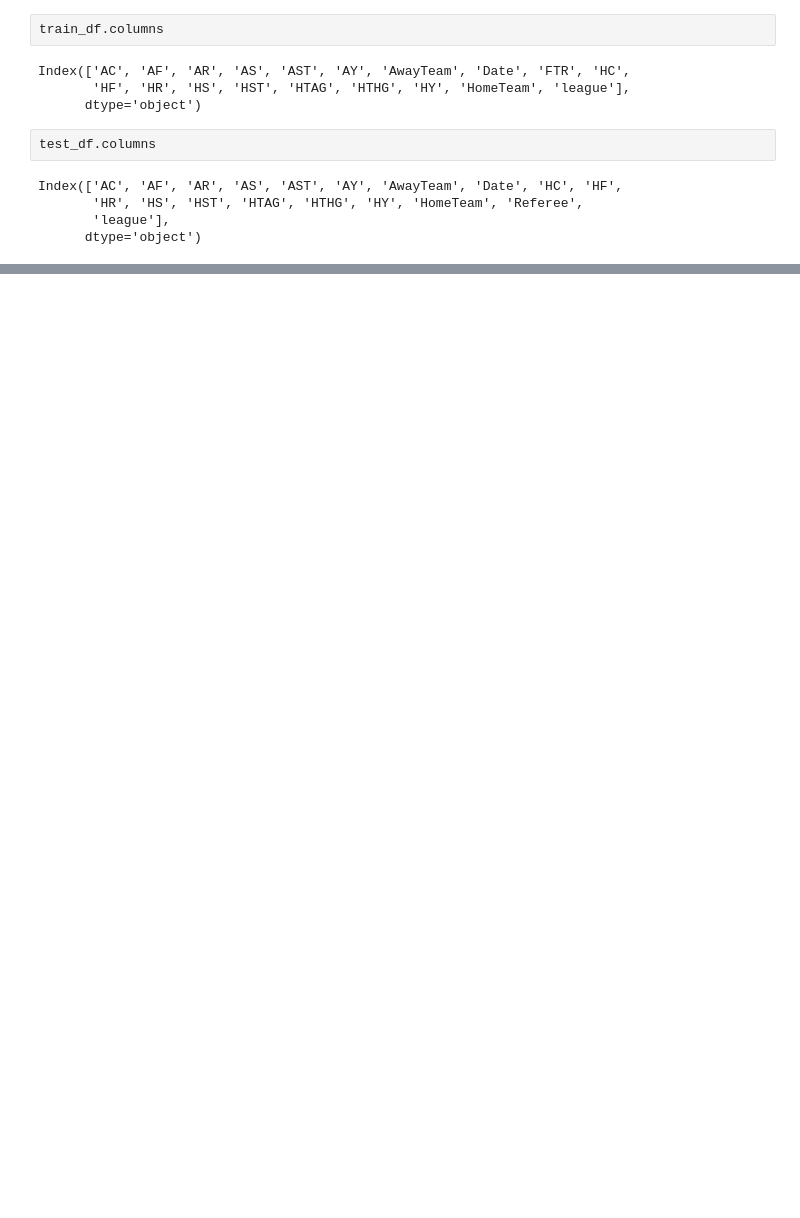
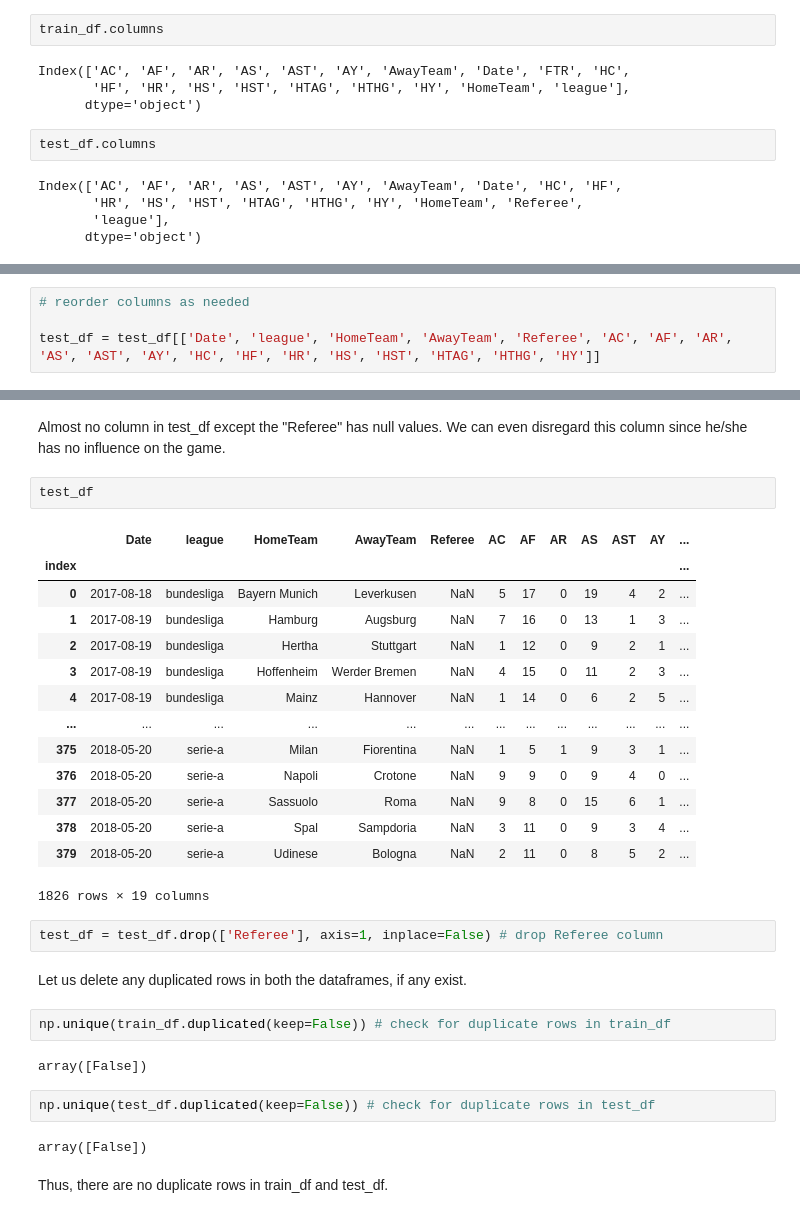
Before and after one commit to vipulnj/football-ftr-prediction, a Jupyter notebook: 1_analysis.ipynb, the cells around one changed output, grey strips where cells are left out. Cells and saved outputs as stored; diff of their text form; blank space fills up the shorter version.

```diff
--- a/1_analysis.ipynb
+++ b/1_analysis.ipynb
@@ -28,0 +418,4 @@ Let us find out if there are more such columns.
+# %%
+# reorder columns as needed
+
+test_df = test_df[['Date', 'league', 'HomeTeam', 'AwayTeam', 'Referee', 'AC', 'AF', 'AR', 'AS', 'AST', 'AY', 'HC', 'HF', 'HR', 'HS', 'HST', 'HTAG', 'HTHG', 'HY']]
@@ -28,0 +442,35 @@ Let us find out if there are more such columns.
+# %% [markdown]
+
+
+Almost no column in test_df except the "Referee" has null values. We can even disregard this column since he/she has no influence on the game.
+# %%
+test_df
+# %% [output]
+|  | Date | league | HomeTeam | AwayTeam | Referee | AC | AF | AR | AS | AST | AY | ... |
+| index |  |  |  |  |  |  |  |  |  |  |  | ... |
+| 0 | 2017-08-18 | bundesliga | Bayern Munich | Leverkusen | NaN | 5 | 17 | 0 | 19 | 4 | 2 | ... |
+| 1 | 2017-08-19 | bundesliga | Hamburg | Augsburg | NaN | 7 | 16 | 0 | 13 | 1 | 3 | ... |
+| 2 | 2017-08-19 | bundesliga | Hertha | Stuttgart | NaN | 1 | 12 | 0 | 9 | 2 | 1 | ... |
+| 3 | 2017-08-19 | bundesliga | Hoffenheim | Werder Bremen | NaN | 4 | 15 | 0 | 11 | 2 | 3 | ... |
+| 4 | 2017-08-19 | bundesliga | Mainz | Hannover | NaN | 1 | 14 | 0 | 6 | 2 | 5 | ... |
+| ... | ... | ... | ... | ... | ... | ... | ... | ... | ... | ... | ... | ... |
+| 375 | 2018-05-20 | serie-a | Milan | Fiorentina | NaN | 1 | 5 | 1 | 9 | 3 | 1 | ... |
+| 376 | 2018-05-20 | serie-a | Napoli | Crotone | NaN | 9 | 9 | 0 | 9 | 4 | 0 | ... |
+| 377 | 2018-05-20 | serie-a | Sassuolo | Roma | NaN | 9 | 8 | 0 | 15 | 6 | 1 | ... |
+| 378 | 2018-05-20 | serie-a | Spal | Sampdoria | NaN | 3 | 11 | 0 | 9 | 3 | 4 | ... |
+| 379 | 2018-05-20 | serie-a | Udinese | Bologna | NaN | 2 | 11 | 0 | 8 | 5 | 2 | ... |
+1826 rows × 19 columns
+# %%
+test_df = test_df.drop(['Referee'], axis=1, inplace=False) # drop Referee column
+# %% [markdown]
+Let us delete any duplicated rows in both the dataframes, if any exist.
+# %%
+np.unique(train_df.duplicated(keep=False)) # check for duplicate rows in train_df
+# %% [output]
+array([False])
+# %%
+np.unique(test_df.duplicated(keep=False)) # check for duplicate rows in test_df
+# %% [output]
+array([False])
+# %% [markdown]
+Thus, there are no duplicate rows in train_df and test_df.
```
Also changed, not shown: parts of 51 cells of this notebook, 2 other files.
